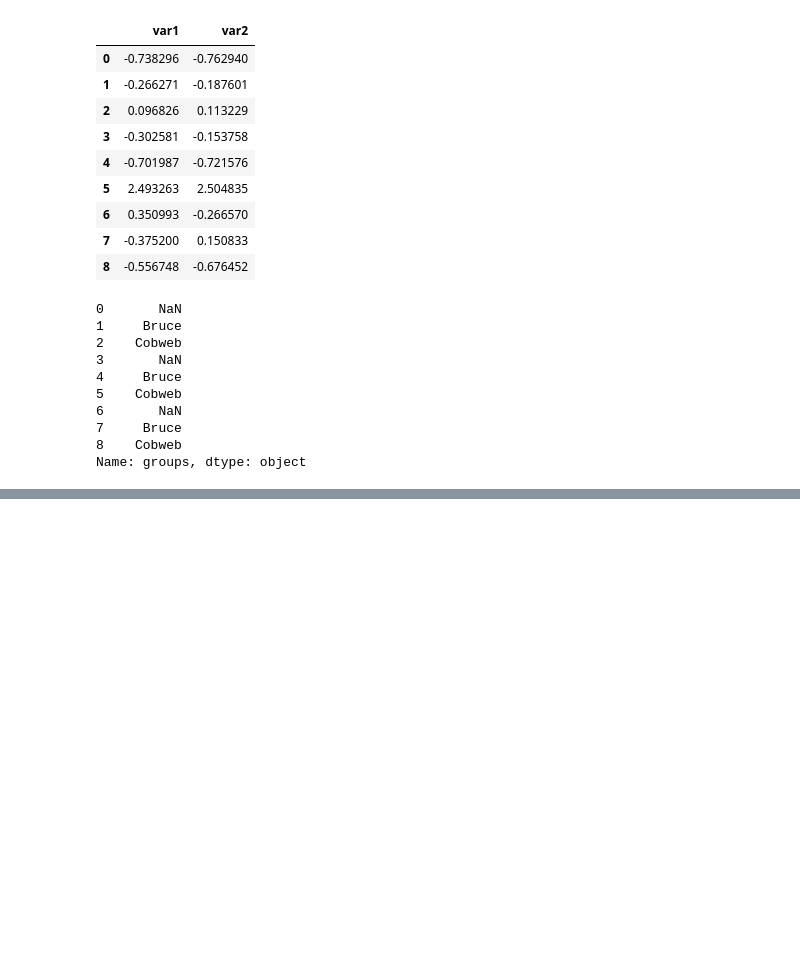
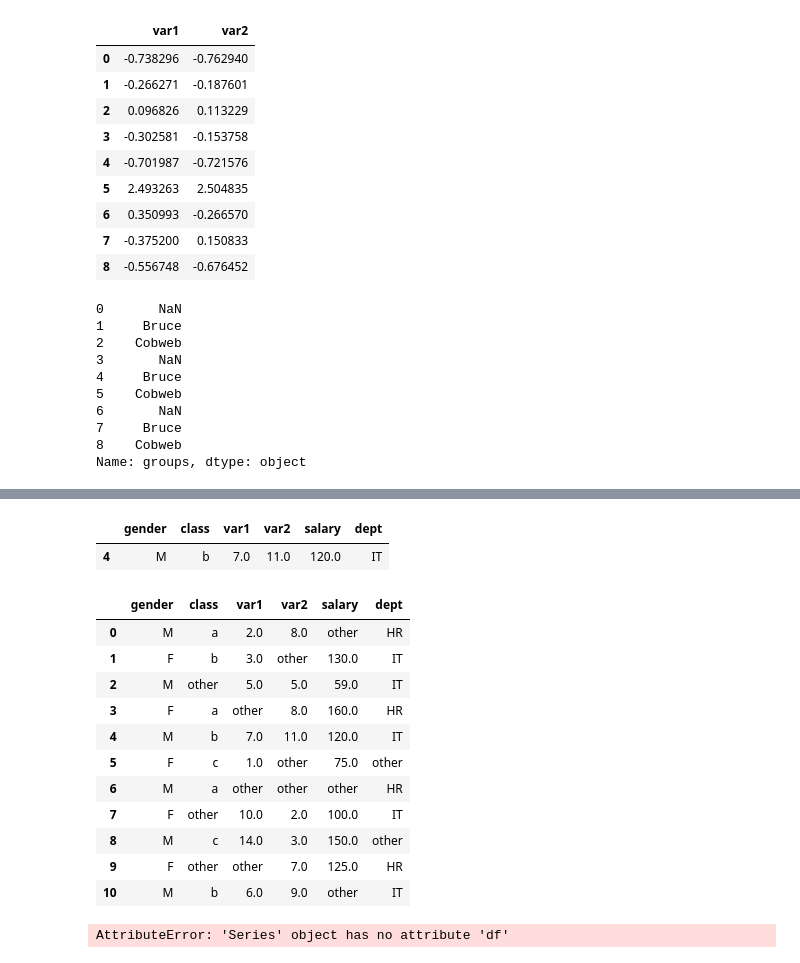
Before and after one commit to MevlutYildiz77/Numpy, a Jupyter notebook: numpy_in_class.ipynb, the cells around one changed output, grey strips where cells are left out. Cells and saved outputs as stored; diff of their text form; code cells hidden in the pictures; blank space fills up the shorter version.

```diff
--- a/numpy_in_class.ipynb
+++ b/numpy_in_class.ipynb
@@ -1420,0 +1525,24 @@ labelencoder
+# %%
+df[~(df.isnull().any(axis=1))]
+# %% [output]
+|  | gender | class | var1 | var2 | salary | dept |
+| 4 | M | b | 7.0 | 11.0 | 120.0 | IT |
+# %%
+df.fillna("other")
+# %% [output]
+|  | gender | class | var1 | var2 | salary | dept |
+| 0 | M | a | 2.0 | 8.0 | other | HR |
+| 1 | F | b | 3.0 | other | 130.0 | IT |
+| 2 | M | other | 5.0 | 5.0 | 59.0 | IT |
+| 3 | F | a | other | 8.0 | 160.0 | HR |
+| 4 | M | b | 7.0 | 11.0 | 120.0 | IT |
+| 5 | F | c | 1.0 | other | 75.0 | other |
+| 6 | M | a | other | other | other | HR |
+| 7 | F | other | 10.0 | 2.0 | 100.0 | IT |
+| 8 | M | c | 14.0 | 3.0 | 150.0 | other |
+| 9 | F | other | other | 7.0 | 125.0 | HR |
+| 10 | M | b | 6.0 | 9.0 | other | IT |
+# %%
+df["class"].df.fillna("other")
+# %% [output]
+AttributeError: 'Series' object has no attribute 'df'
```
Also changed, not shown: parts of 25 cells of this notebook.
